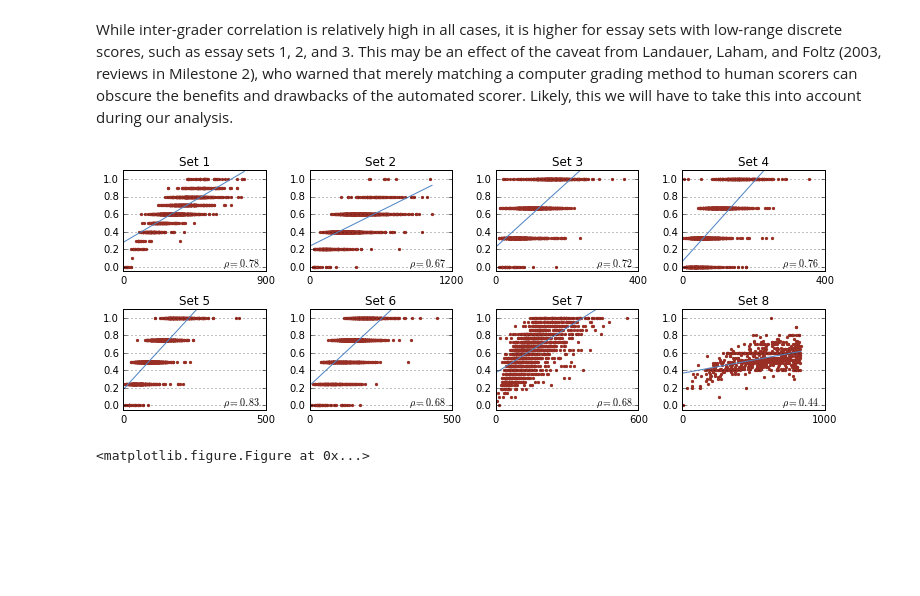
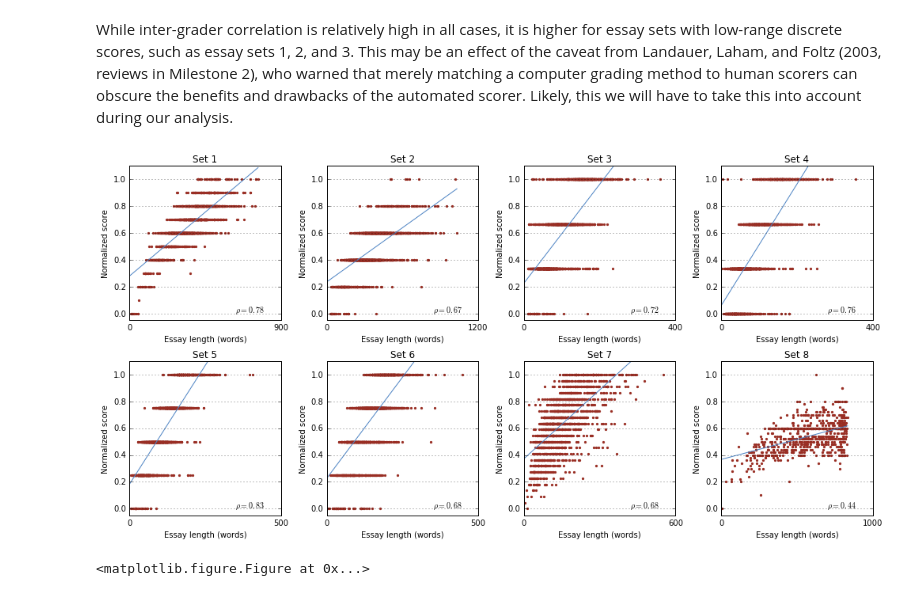
Before and after one commit to mihirchakradeo/Automatic-Essay-Grading-Website, a Jupyter notebook: code/Data Exploration.ipynb, the cells around one changed output. Cells and saved outputs as stored; diff of their text form; code cells hidden in the pictures; blank space fills up the shorter version.

```diff
--- a/code/Data Exploration.ipynb
+++ b/code/Data Exploration.ipynb
@@ -20,7 +20,7 @@ warnings.filterwarnings('ignore')
 # %%
 small_fig_size=[1,1]
 # %%
-def saveFigure(file_name, fig, fig_size=small_fig_size, save_dir='Results'):
+def saveFigure(file_name, fig, fig_size=small_fig_size, save_dir='../figures'):
     # Save a figure and make it look nice
     #
     #
@@ -76,7 +76,7 @@ saveFigure('testFile', fig=fig)
 # %% [markdown]
 ## 0. Data import
 # %%
-filename = 'training_set_rel3.tsv'
+filename = '../datasources/training_set_rel3.tsv'
 df = pd.read_csv(filename, encoding='iso-8859-1', delimiter='\t')  ## error with utf-8 encoding
 print 'Data shape: ', df.shape
 df.head()
@@ -313,41 +313,41 @@ Essay Set: 6
 # %% [markdown]
 While inter-grader correlation is relatively high in all cases, it is higher for essay sets with low-range discrete scores, such as essay sets 1, 2, and 3. This may be an effect of the caveat from Landauer, Laham, and Foltz (2003, reviews in Milestone 2), who warned that merely matching a computer grading method to human scorers can obscure the benefits and drawbacks of the automated scorer. Likely, this we will have to take this into account during our analysis.
 # %%
-fig = plt.figure(figsize=(10.5, 4))
+fig = plt.figure(figsize=(14, 7))
 for i in range(8):
     # List of essay lengths (word counts)
     word_count = X[i].sum(axis=1)
     # List of score
     score = Y[i]['domain1_score']
     lin_reg = LinearRegression()
     lin_reg.fit(word_count, score)
     a = lin_reg.coef_
     b = lin_reg.intercept_
     #print a, b
     # Corr. coef. for essay length and score
     #corr_coef = np.corrcoef(np.reshape(word_count, (len(word_count), )), np.reshape(score, (len(score), )))[0, 1]
 
 
 
     corr_coef = spearmanr(word_count, score)[0]
 
     # Plot Score vs Essay Length
     ax = fig.add_subplot(2, 4, i+1)
     ax.scatter(word_count, score, marker='.', color='#992E24', zorder=0)
     ax.plot([0, np.max(word_count)], [b, b+a*np.max(word_count)], color='#4E84C4', zorder=1)
     # Axis properties
     ax.set_xlim(left=0)
     text = '$\\rho= %s$' % round(corr_coef, 2)
     ax.text(0.7, 0.05, text, transform=ax.transAxes)
     ax.set_title('Set %d' % (i+1))
-    #ax.set_xlabel('Essay length (words)')
-    #ax.set_ylabel('Score')
+    ax.set_xlabel('Essay length (words)')
+    ax.set_ylabel('Normalized score')
     ax.set_xticks([ax.get_xticks()[0],ax.get_xticks()[-1]])
     ax.set_ylim([-0.05, np.max(score)+0.1])
     ax.grid()
 plt.tight_layout()
 plt.show()
-saveFigure('meta_feature', fig=fig, fig_size=[10.5, 4.0])
+saveFigure('meta_feature', fig=fig, fig_size=[12, 5.0])
 # %% [output]
-[figure, old version]
+[figure, new version]
 <matplotlib.figure.Figure at 0x...>
```
Also changed, not shown: parts of 3 cells of this notebook, 7 other files.
